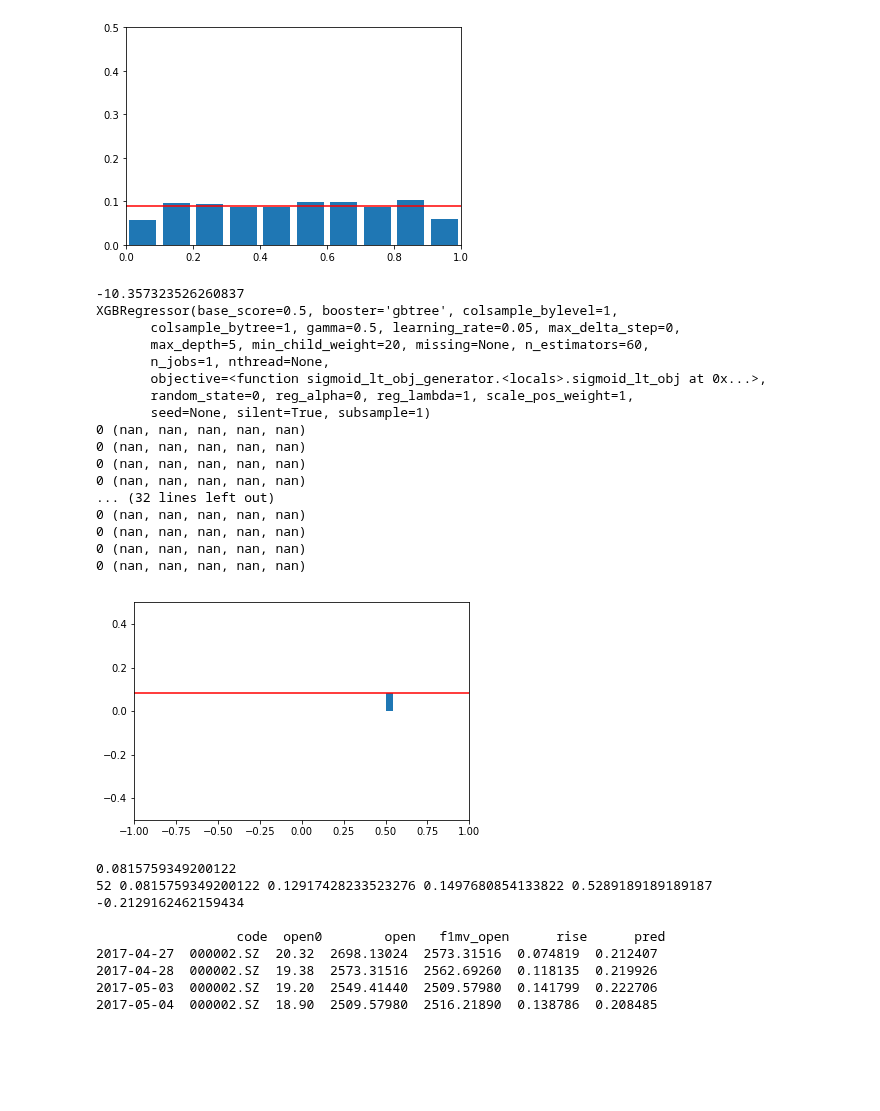
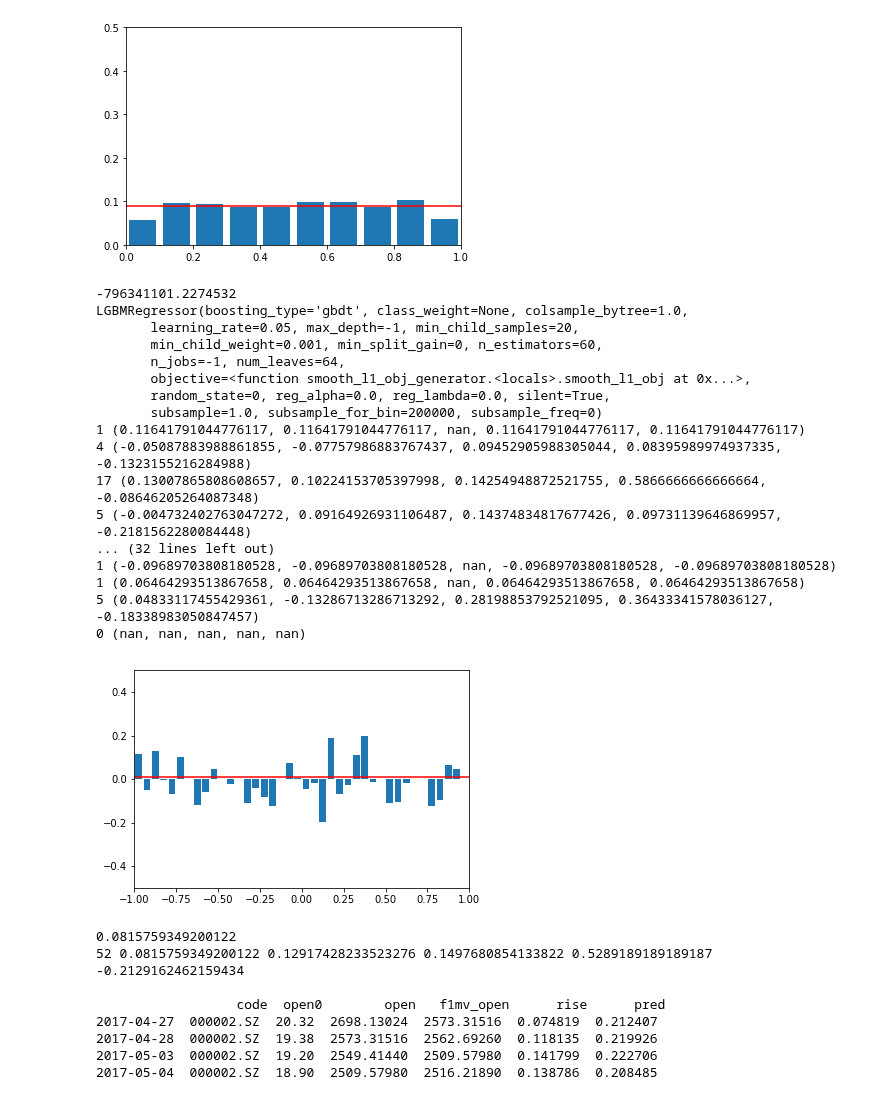
Before and after one commit to Bantorra0/Quant, a Jupyter notebook: test_clf.ipynb, the cells around one changed output. Saved outputs shown, nothing was run; the diff lists cells and outputs as text; code cells hidden in the pictures; blank space fills up the shorter version.

```diff
--- a/test_clf.ipynb
+++ b/test_clf.ipynb
@@ -112,5 +112,5 @@ y_l 0.02366348156277358 0.03796445880452315 0.17283455053871477
 # %%
-train_date_idx = trading_date_idxes[trading_date_idxes<"2017-01-01"][:-23]
+train_date_idx = trading_date_idxes[trading_date_idxes<"2017-01-01"][:-21]
 print(train_date_idx[0],train_date_idx[-1])
 test_date_idx = trading_date_idxes[(trading_date_idxes>="2017-01-01")][:-24]
 print(test_date_idx[0],test_date_idx[-1])
@@ -385,8 +387,8 @@ plt.show()
 12 (0.060183483249202585, 0.03594701038310055, 0.12049318951641502, 0.3700854700854703, -0.10079184002147368)
 [figure]
 # %%
-Y_test_pred_reg ={ycol: models["model_l_high_reg"].predict(np.array(X_test))}
-print(models["model_l_high_reg"].score(np.array(X_test),Y_test[ycol]))
+Y_test_pred_reg ={ycol: models["model_l_high_reg"].predict(X_test)}
+print(models["model_l_high_reg"].score(X_test,Y_test[ycol]))
 print(models["model_l_high_reg"])
 
 interval = 0.05
@@ -394,51 +396,51 @@ n = int(1/interval)
 x0 = np.arange(n+1)*interval
 y0 = np.ones(x0.shape)* Y_test[ycol].mean()
 
-ycol2 = "y_l_rise"
+ycol2 = "y_l"
 
 
 y1 = []
 cnt1 = []
 for i in range(-n,n):
     p0 = i*interval
     p1 = (i+1)*interval
     cond=(p0 < Y_test_pred_reg[ycol]) & (Y_test_pred_reg[ycol] <=p1)
     cnt1.append(sum(cond))
     y1.append((Y_test[ycol2][cond].mean(), Y_test[ycol2][cond].median(),
                Y_test[ycol2][cond].std(),Y_test[ycol2][cond].max(),Y_test[
                    ycol2][cond].min()))
 for c,p in zip(cnt1,y1):
     print(c,p)
 
 plt.bar(np.arange(-n,n)*interval+interval/2,[mean for mean,_, _,_,_ in y1],
         width=0.8*interval)
 
 x0 = np.arange(-n,n+1)*interval
 y0 = np.ones(x0.shape)* Y_test[ycol2].mean()
 plt.plot(x0,y0,color='r')
 # plt.plot(x,y1,color='r')
 plt.xlim(-1,1)
 plt.ylim(-0.5,0.5)
 plt.show()
 # %% [output]
--10.357323526260837
-XGBRegressor(base_score=0.5, booster='gbtree', colsample_bylevel=1,
-       colsample_bytree=1, gamma=0.5, learning_rate=0.05, max_delta_step=0,
-       max_depth=5, min_child_weight=20, missing=None, n_estimators=60,
-       n_jobs=1, nthread=None,
-       objective=<function sigmoid_lt_obj_generator.<locals>.sigmoid_lt_obj at 0x...>,
-       random_state=0, reg_alpha=0, reg_lambda=1, scale_pos_weight=1,
-       seed=None, silent=True, subsample=1)
+-796341101.2274532
+LGBMRegressor(boosting_type='gbdt', class_weight=None, colsample_bytree=1.0,
+       learning_rate=0.05, max_depth=-1, min_child_samples=20,
+       min_child_weight=0.001, min_split_gain=0, n_estimators=60,
+       n_jobs=-1, num_leaves=64,
+       objective=<function smooth_l1_obj_generator.<locals>.smooth_l1_obj at 0x...>,
+       random_state=0, reg_alpha=0.0, reg_lambda=0.0, silent=True,
+       subsample=1.0, subsample_for_bin=200000, subsample_freq=0)
+1 (0.11641791044776117, 0.11641791044776117, nan, 0.11641791044776117, 0.11641791044776117)
+4 (-0.05087883988861855, -0.07757986883767437, 0.09452905988305044, 0.08395989974937335, -0.1323155216284988)
+17 (0.13007865808608657, 0.10224153705397998, 0.14254948872521755, 0.5866666666666664, -0.08646205264087348)
+5 (-0.004732402763047272, 0.09164926931106487, 0.14374834817677426, 0.09731139646869957, -0.2181562280084448)
+... (32 lines left out)
+1 (-0.09689703808180528, -0.09689703808180528, nan, -0.09689703808180528, -0.09689703808180528)
+1 (0.06464293513867658, 0.06464293513867658, nan, 0.06464293513867658, 0.06464293513867658)
+5 (0.04833117455429361, -0.13286713286713292, 0.28198853792521095, 0.36433341578036127, -0.18338983050847457)
 0 (nan, nan, nan, nan, nan)
-0 (nan, nan, nan, nan, nan)
-0 (nan, nan, nan, nan, nan)
-0 (nan, nan, nan, nan, nan)
-... (32 lines left out)
-0 (nan, nan, nan, nan, nan)
-0 (nan, nan, nan, nan, nan)
-0 (nan, nan, nan, nan, nan)
-0 (nan, nan, nan, nan, nan)
-[figure, old version]
+[figure, new version]
 # %%
 cond = Y_test_pred_reg[ycol]>0.2
 print(Y_test[ycol][cond].mean())
```
Also changed, not shown: parts of 5 cells of this notebook, 6 other files.
